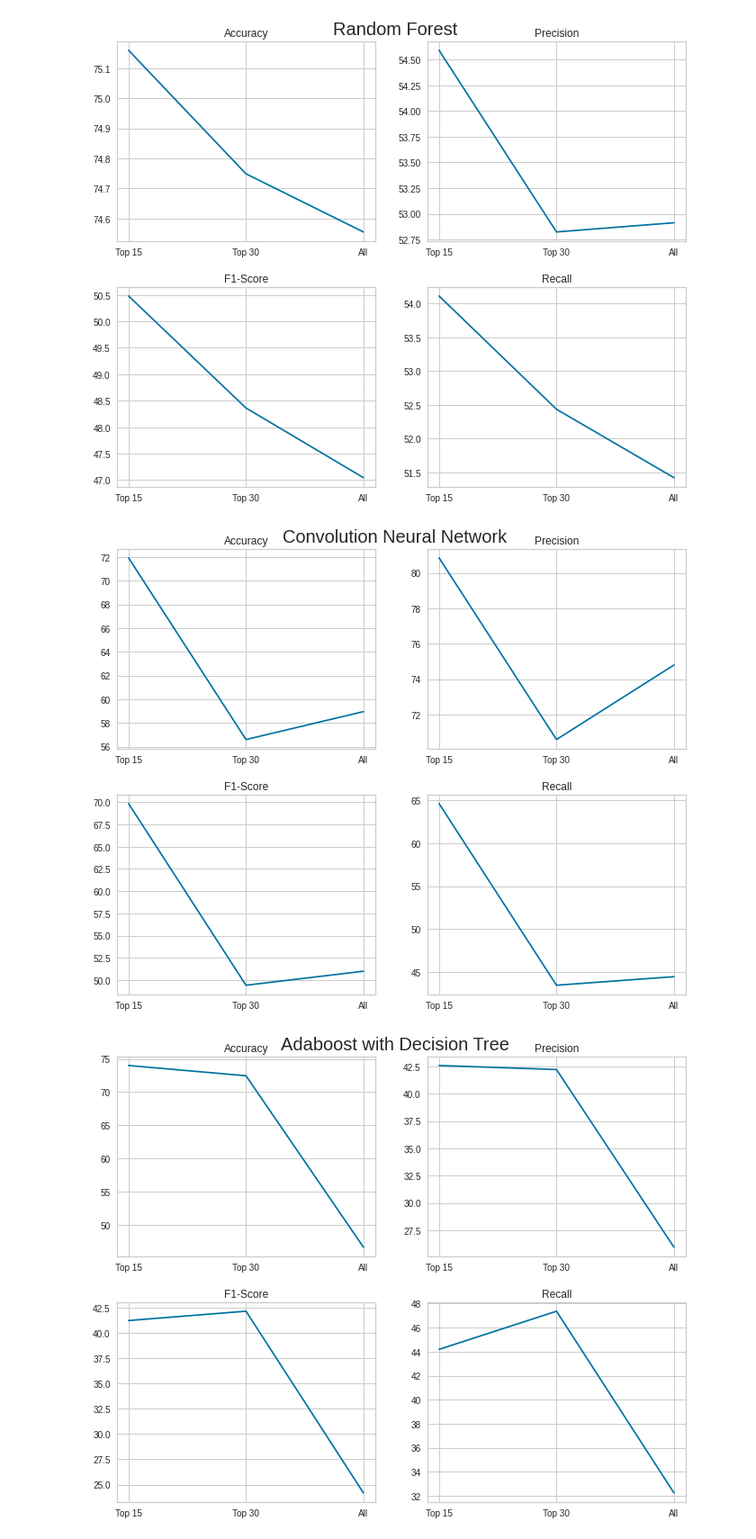
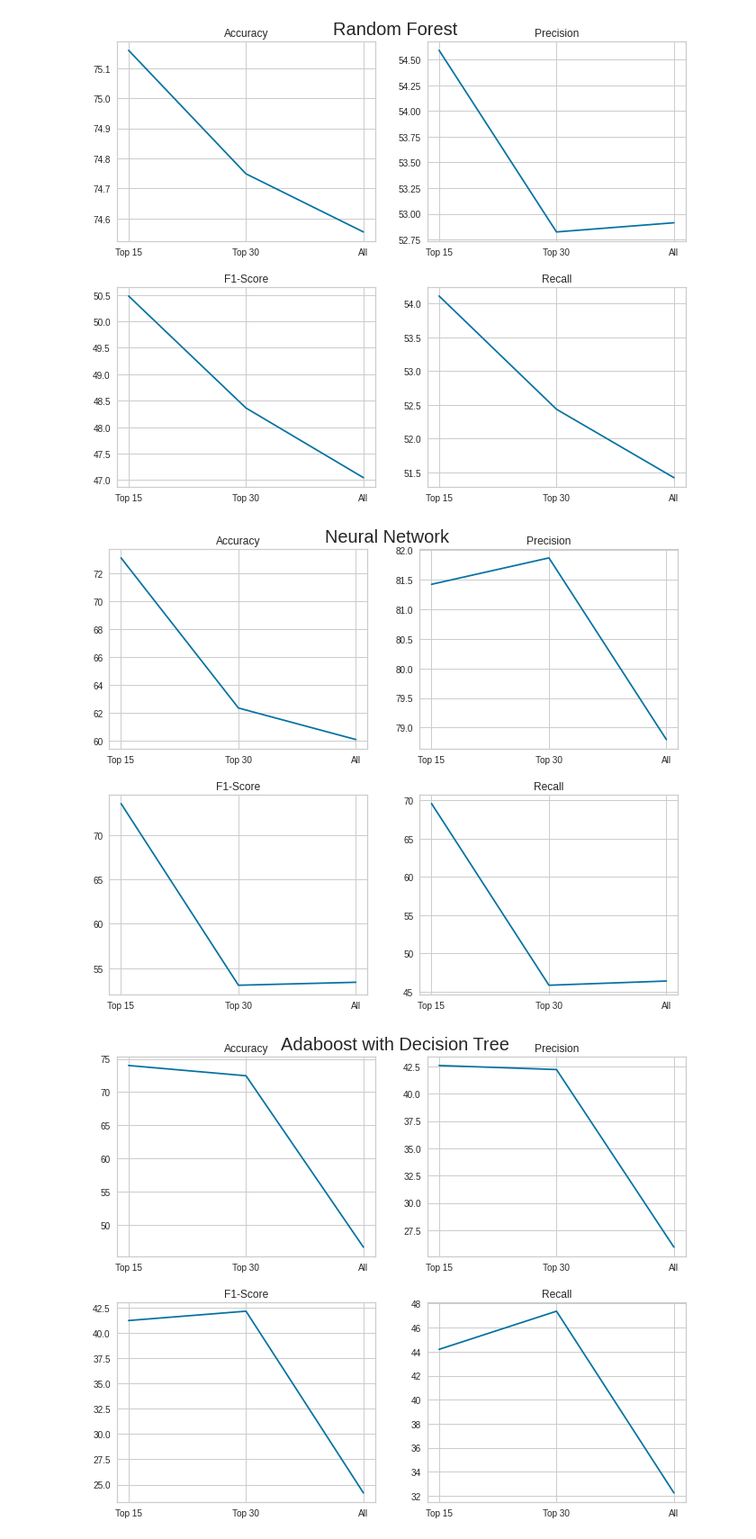
Before and after one commit to ishaak15/UNSW-IDS-Feature-Selection, a Jupyter notebook: Training_and_Testing.ipynb, the cells around one changed output. Shown at 90% size. Saved outputs shown, nothing was run; the diff lists cells and outputs as text; code cells hidden in the pictures.

Commit message:
Finalised with NN 500 epochs

```diff
--- a/Training_and_Testing.ipynb
+++ b/Training_and_Testing.ipynb
@@ -940,7 +943,8 @@ input_dim = df2_xtrain.shape[1]  # Number of features
 model1 = Sequential()
 model1.add(layers.Dense(10, input_shape=(input_dim, 1), activation='relu'))
 model1.add(layers.Flatten())
-model1.add(layers.Dense(32, activation='relu'))
+model1.add(layers.Dense(64, activation='relu'))
+model1.add(layers.Dense(64, activation='relu'))
 model1.add(layers.Dense(10, activation='softmax'))
 
 model1.compile(loss='categorical_crossentropy',
@@ -966,5 +972,5 @@ Non-trainable params: 0
 _________________________________________________________________
 # %%
 historyNN20 = model1.fit(X_train, y_train,
-                    epochs=100)
+                    epochs=500)
 # %% [output]
@@ -1028,7 +1034,8 @@ input_dim = df3_xtrain.shape[1]  # Number of features
 model2 = Sequential()
 model2.add(layers.Dense(10, input_shape=(input_dim, 1), activation='relu'))
 model2.add(layers.Flatten())
-model2.add(layers.Dense(32, activation='relu'))
+model2.add(layers.Dense(64, activation='relu'))
+model2.add(layers.Dense(64, activation='relu'))
 model2.add(layers.Dense(10, activation='softmax'))
 
 model2.compile(loss='categorical_crossentropy',
@@ -1054,5 +1063,5 @@ Non-trainable params: 0
 _________________________________________________________________
 # %%
 historyNNall = model2.fit(X_train, y_train,
-                    epochs=100)
+                    epochs=500)
 # %% [output]
@@ -1516,20 +1525,20 @@ plt.show()
 # %%
 fig,a =  plt.subplots(2,2,figsize=(10, 8))
 fig.tight_layout(pad=3)
 a[0][0].plot(['Top 15', 'Top 30', 'All'],[accNN10*100,accNN20*100,accNNall*100])
 a[0][0].set_title('Accuracy')
 a[0][1].plot(['Top 15', 'Top 30', 'All'],[precision_NN10*100,precision_NN20*100,precision_NNall*100])
 a[0][1].set_title('Precision')
 a[1][0].plot(['Top 15', 'Top 30', 'All'],[f1_score_NN10*100,f1_score_NN20*100,f1_score_NNall*100])
 a[1][0].set_title('F1-Score')
 a[1][1].plot(['Top 15', 'Top 30', 'All'],[recall_NN10*100,recall_NN20*100,recall_NNall*100])
 a[1][1].set_title('Recall')
 #figure.tight_layout(pad=3.0)
-plt.suptitle('Convolution Neural Network',fontsize=20)
+plt.suptitle('Neural Network',fontsize=20)
 
 plt.show()
 # %% [output]
-[figure, old version]
+[figure, new version]
 # %%
 fig,a =  plt.subplots(2,2,figsize=(10, 8))
 fig.tight_layout(pad=3)
```
Also changed, not shown: parts of 15 cells of this notebook.
